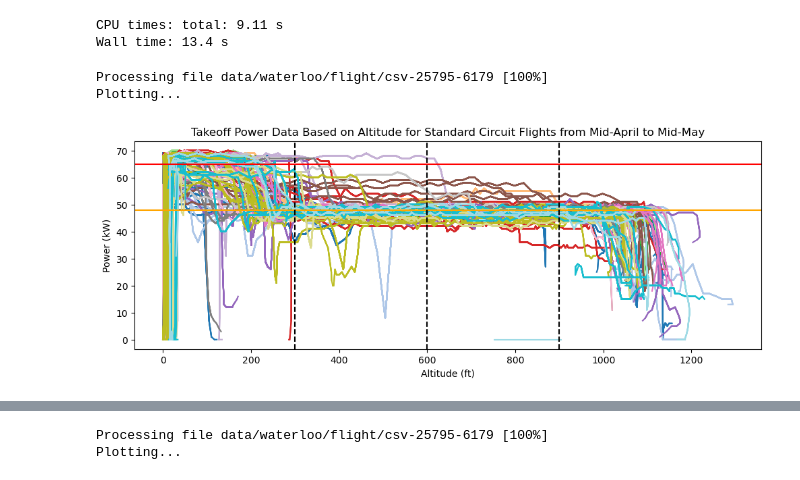
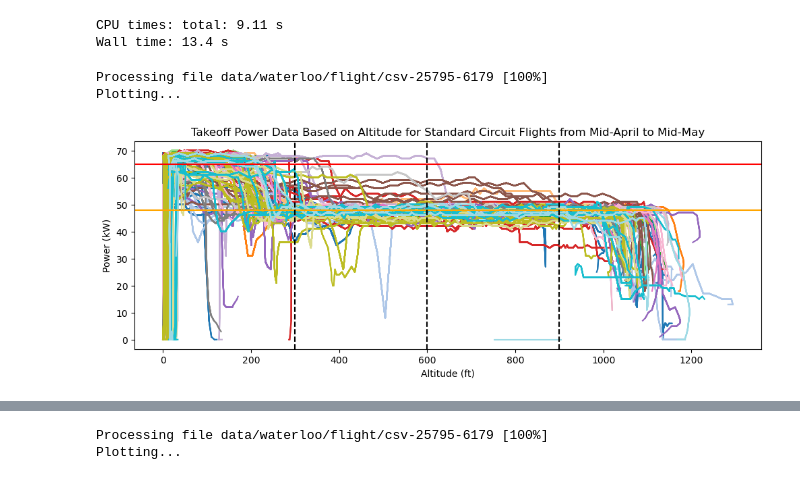
Before and after one commit to NathanL15/BatteryDataAnalysis, a Jupyter notebook: Waterloo-Takeoff-Climb.ipynb, the cells around one changed output, grey strips where cells are left out. Saved outputs shown, nothing was run; the diff lists cells and outputs as text; code cells hidden in the pictures.

```diff
--- a/Waterloo-Takeoff-Climb.ipynb
+++ b/Waterloo-Takeoff-Climb.ipynb
@@ -95,7 +93,7 @@ plt.figure(figsize=(12, 4))
 
 for i, subfolder in enumerate(subfolders):
     print(f"\rProcessing file {subfolder} [{round((i+1) / total_subfolders * 100)}%]", end='', flush = True)
-    if df_power["alt"][i].max() < 1200:
+    if df_power["alt"][i].max() < 1300:
         # Calculates the slope of cells 100 cells away from each other
         alt_diff = df_power["alt"][i].diff(periods=cell_diff)
         time_diff = df_power["time"][i].diff(periods=cell_diff)
@@ -147,7 +145,7 @@ plt.figure(figsize=(12, 4))
 
 for i, subfolder in enumerate(subfolders):
     print(f"\rProcessing file {subfolder} [{round((i+1) / total_subfolders * 100)}%]", end='', flush = True)
-    if df_power["alt"][i].max() < 1200:
+    if df_power["alt"][i].max() < 1300:
         # Calculates the slope of cells 100 cells away from each other
         alt_diff = df_power["alt"][i].diff(periods=cell_diff)
         time_diff = df_power["time"][i].diff(periods=cell_diff)
@@ -191,7 +189,7 @@ plt.figure(figsize=(12, 4))
 
 for i, subfolder in enumerate(subfolders):
     print(f"\rProcessing file {subfolder} [{round((i+1) / total_subfolders * 100)}%]", end='', flush = True)
-    if df_power["alt"][i].max() < 1200:
+    if df_power["alt"][i].max() < 1300:
         # Calculates the slope of cells 100 cells away from each other
         alt_diff = df_power["alt"][i].diff(periods=cell_diff)
         time_diff = df_power["time"][i].diff(periods=cell_diff)
@@ -199,31 +197,31 @@ for i, subfolder in enumerate(subfolders):
         alt_diff[temp_alt_diff < 0] = 0
         slope = alt_diff / time_diff
 
         # Find the indices where slope is over 450
         high_slope_indices = slope[slope > 400].index
 
         if not high_slope_indices.empty:
             # Plots the data inbtwn data sufficient slope
             for idx in high_slope_indices:
                 start_idx = max(0, idx - cell_diff + 1)
                 end_idx = min(len(df_power["alt"][i]), idx + 1)
                 time_data = df_power["alt"][i][start_idx:end_idx]
                 alt_data = df_power["kw"][i][start_idx:end_idx]
                 plt.plot(time_data, alt_data, color=colormap(i / total_subfolders))
 
 print('')
 print("Plotting...")
 
 plt.axhline(y=65, color='r')
 plt.axhline(y=48, color='orange')
 plt.axvline(x=300, color='black', linestyle='--')
 plt.axvline(x=600, color='black', linestyle='--')
 plt.axvline(x=900, color='black', linestyle='--')
 plt.xlabel('Altitude (ft)')
 plt.ylabel('Power (kW)')
 plt.title('Takeoff Power Data Based on Altitude for Standard Circuit Flights from Mid-April to Mid-May')
 plt.show()
 # %% [output]
 Processing file data/waterloo/flight/csv-25795-6179 [100%]
 Plotting...
-[figure, old version]
+[figure, new version]
```
Also changed, not shown: parts of 7 cells of this notebook, 1 other file.
